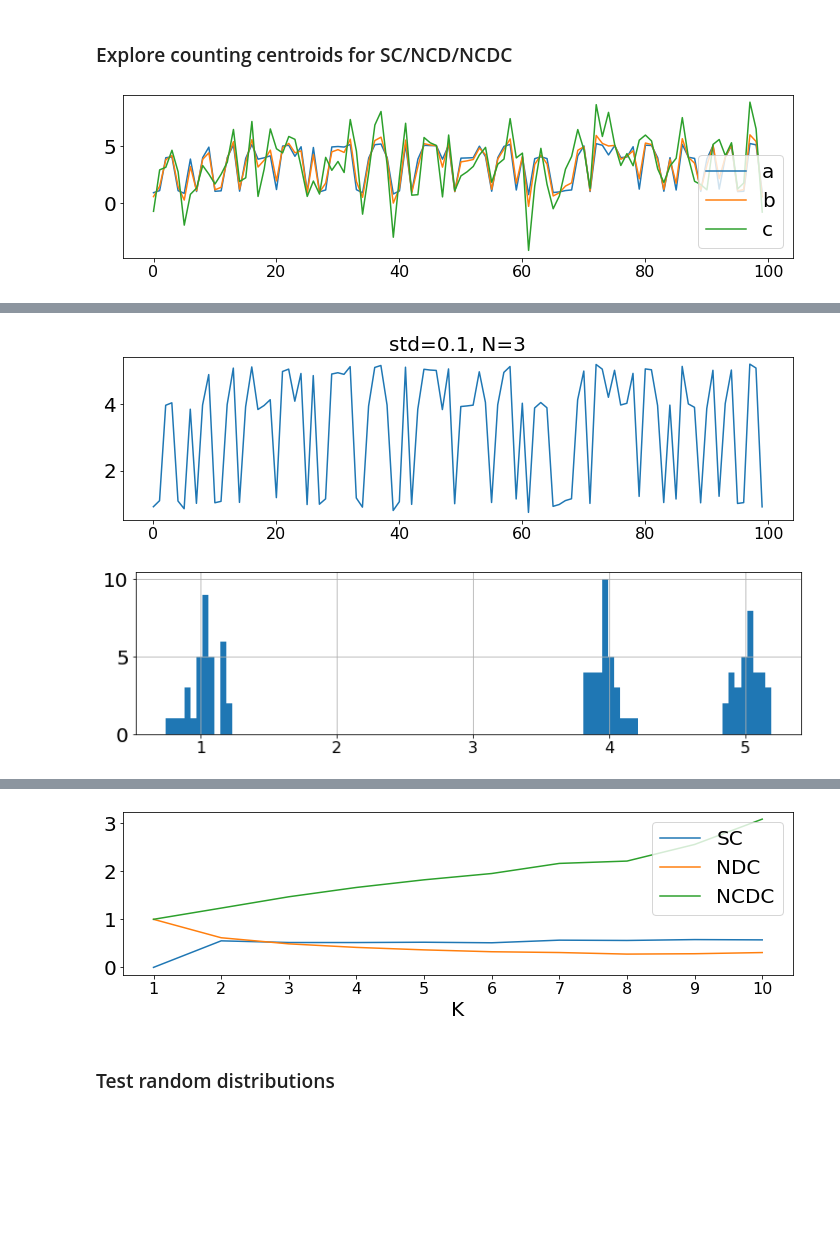
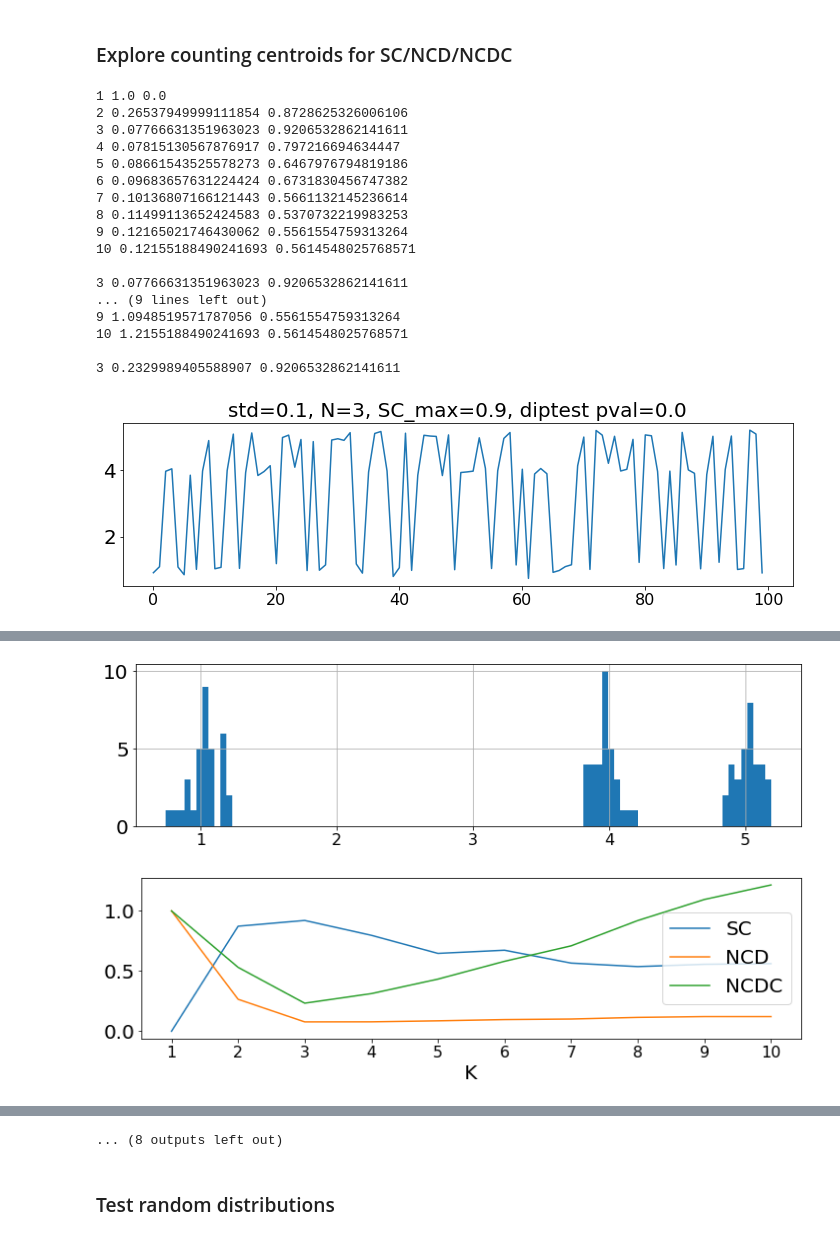
Before and after one commit to aigents/pygents, a Jupyter notebook: notebooks/cluster/clustering_quantification_2024.ipynb, the cells around one changed output, grey strips where cells are left out. Drawn from its saved outputs; the diff is of its cells as text; code cells hidden in the pictures; blank space fills up the shorter version.

Commit message:
clustering paper 2024 data

```diff
--- a/notebooks/cluster/clustering_quantification_2024.ipynb
+++ b/notebooks/cluster/clustering_quantification_2024.ipynb
@@ -46,6 +46,13 @@ if 'pygents.plot' in sys.modules:
 
 from pygents.util import dictcount
 from pygents.plot import subplots_hist
+# %%
+plt.rc('legend',fontsize=20)
+plt.rc('xtick', labelsize=16)
+plt.rc('ytick', labelsize=20)
+plt.rcParams['axes.labelsize'] = 20
+plt.rcParams['axes.titlesize'] = 20
+plt.rcParams["figure.figsize"] = (12,6);
 # %% [markdown]
 ### Experiment with DBSCAN and Silhouette
 # %%
@@ -423,44 +384,67 @@ for std in [0.1,0.25,0.5,0.75,1.0,1.25,1.5,1.75,2.0]:
 # %% [markdown]
 ### Explore counting centroids for SC/NCD/NCDC
 # %%
-
-t = {}
-a = make_scaled_blobs(cluster_std=0.1); t['a'] = 'std=0.1, N=3'
-b = make_scaled_blobs(cluster_std=0.5); t['b'] = 'std=0.5, N=2'
-c = make_scaled_blobs(cluster_std=2.0); t['c'] = 'std=2.0, N=1 or N/A'
-
-df = pd.DataFrame(a,columns=['a'])
-df['b']=b
-df['c']=c
 plt.rc('legend',fontsize=20)
 plt.rc('xtick', labelsize=16)
 plt.rc('ytick', labelsize=20)
 plt.rcParams['axes.labelsize'] = 20
 plt.rcParams['axes.titlesize'] = 20
 plt.rcParams["figure.figsize"] = (12,3);
-df.plot()
-plt.show()
 
-for case in ['a','b','c']:
+t = {}
+a = make_scaled_blobs(n_samples=100,cluster_std=0.1); t['a'] = 'std=0.1, N=3'
+b = make_scaled_blobs(n_samples=100,cluster_std=0.3); t['b'] = 'std=0.3, N=2'
+c = make_scaled_blobs(n_samples=100,cluster_std=0.5); t['c'] = 'std=0.5, N=2'
+d = make_scaled_blobs(n_samples=100,cluster_std=1.0); t['d'] = 'std=1.0, N=1 or N/A'
+e = make_scaled_blobs(n_samples=100,cluster_std=2.0); t['e'] = 'std=2.0, N=1 or N/A'
 
-    k, d, e, si, ls, cs = cluster_Kmeans_min_distance(df[case],Kmax=10,debug=True)
+df = pd.DataFrame(a,columns=['a'])
+df['b']=b
+df['c']=c
+df['d']=d
+df['e']=e
+
+for case in ['a','b','c','d','e']:
+    a = df[case]
+    dip, pval = diptest.diptest(np.array(a))
+
+    k, d, e, si, ls, cs = cluster_Kmeans_min_distance(a,Kmax=10,count_centroids=False,debug=True)
+    print()
     print(k,d,si)
 
     print()
 
     profile = []
-    k, d, e, si, ls, cs = cluster_Kmeans_min_distance(df[case],Kmax=10,count_centroids=False,debug=True,profile=profile)
+    k, d, e, si, ls, cs = cluster_Kmeans_min_distance(a,Kmax=10,count_centroids=True,debug=True,profile=profile)
+    print()
     print(k,d,si)
 
     df[case].plot()
-    plt.title(t[case])
+    plt.title(t[case] + ', SC_max='+str(round(si,1))+', diptest pval='+str(str(round(pval,1))))
     plt.show()
     df[case].hist(bins=100)
     plt.show()
-    pdf = pd.DataFrame(profile,columns=['K','SC','NDC','NCDC'])
+    pdf = pd.DataFrame(profile,columns=['K','SC','NCD','NCDC'])
     pdf.set_index('K',inplace=True)
     pdf.plot()
     plt.xticks(np.arange(1, 11, 1.0))
     plt.show()
 # %% [output]
+1 1.0 0.0
+2 0.26537949999111854 0.8728625326006106
+3 0.07766631351963023 0.9206532862141611
+4 0.07815130567876917 0.797216694634447
+5 0.08661543525578273 0.6467976794819186
+6 0.09683657631224424 0.6731830456747382
+7 0.10136807166121443 0.5661132145236614
+8 0.11499113652424583 0.5370732219983253
+9 0.12165021746430062 0.5561554759313264
+10 0.12155188490241693 0.5614548025768571
+
+3 0.07766631351963023 0.9206532862141611
+... (9 lines left out)
+9 1.0948519571787056 0.5561554759313264
+10 1.2155188490241693 0.5614548025768571
+
+3 0.2329989405588907 0.9206532862141611
-[figure, old version]
+[figure, new version]
@@ -484,2 +451,2 @@ for case in ['a','b','c']:
-[figure, old version]
+[figure, new version]
-[figure, old version]
+[figure, new version]
@@ -526,4 +493,4 @@ for case in ['a','b','c']:
-[figure, removed]
+... (8 outputs left out)
 # %% [markdown]
 ### Test random distributions
 # %%
```
Also changed, not shown: parts of 22 cells of this notebook, 3 other files.
